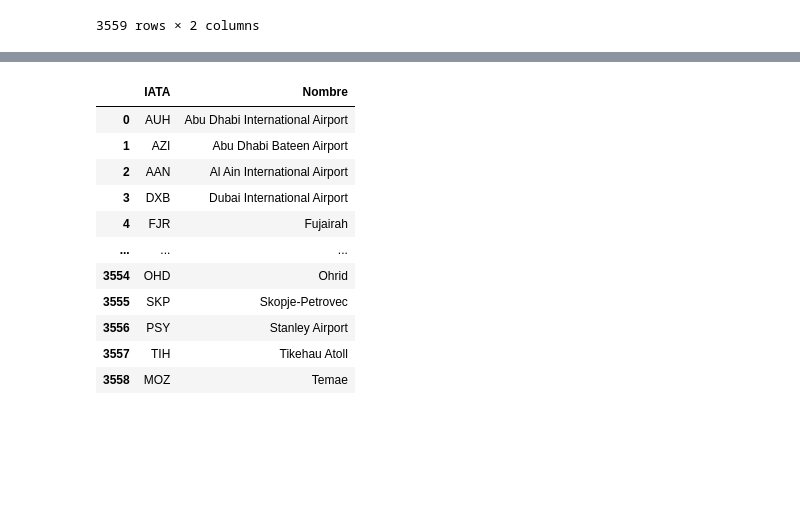
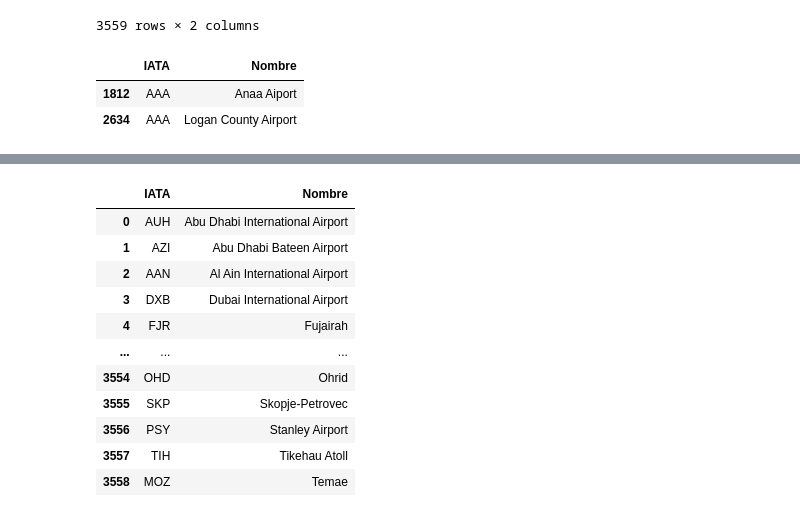
Before and after one commit to EOP27/Team-Science-t-ish, a Jupyter notebook: Ejercicio_2.ipynb, the cells around one changed output, grey strips where cells are left out. Drawn from its saved outputs; the diff is of its cells as text; code cells hidden in the pictures; blank space fills up the shorter version.

```diff
--- a/Ejercicio_2.ipynb
+++ b/Ejercicio_2.ipynb
@@ -274,0 +277,6 @@ listado_aeropuertos.sort_values('IATA', ascending=True)
+# %%
+listado_aeropuertos[listado_aeropuertos['IATA']=='AAA']
+# %% [output]
+|  | IATA | Nombre |
+| 1812 | AAA | Anaa Aiport |
+| 2634 | AAA | Logan County Airport |
```
Also changed, not shown: parts of 4 cells of this notebook, 1 other file.
